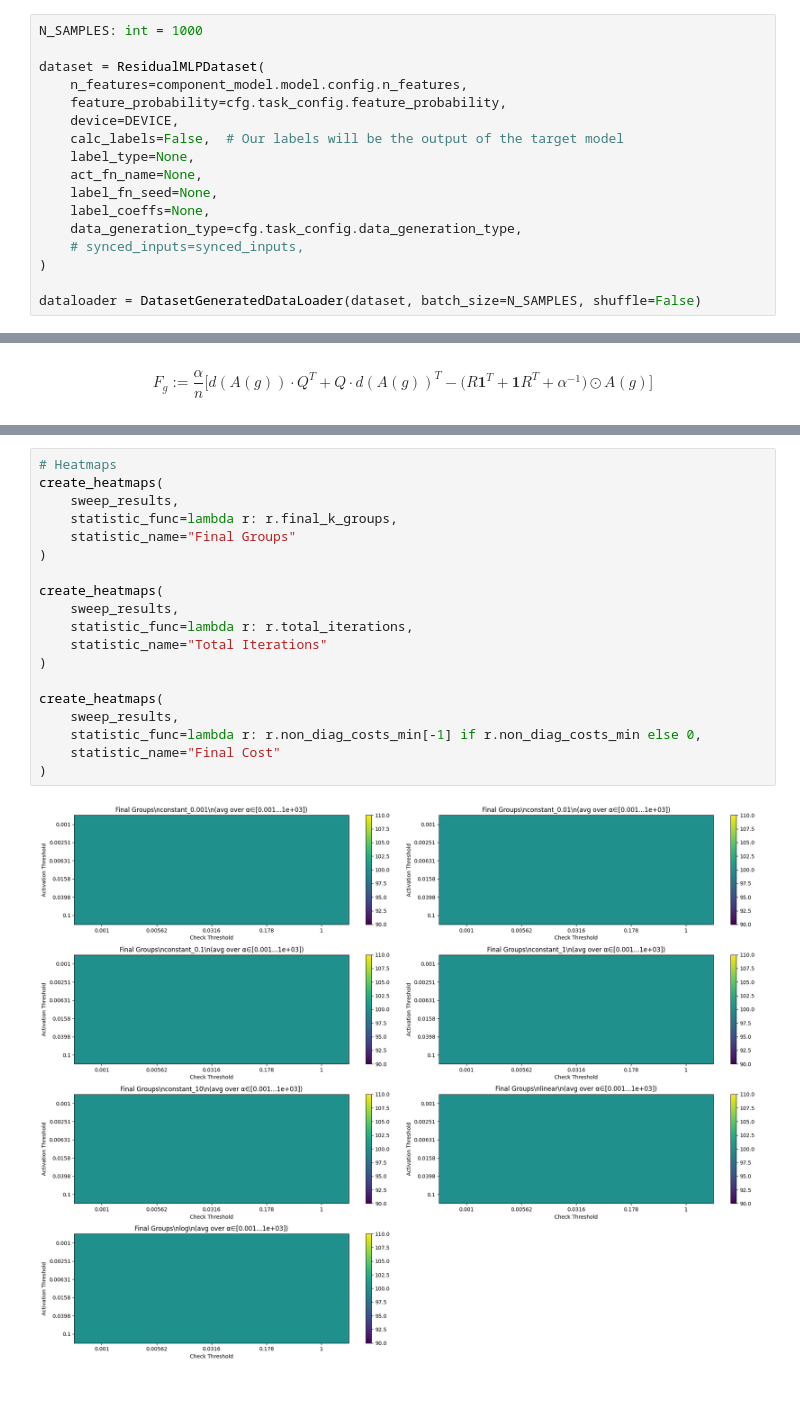
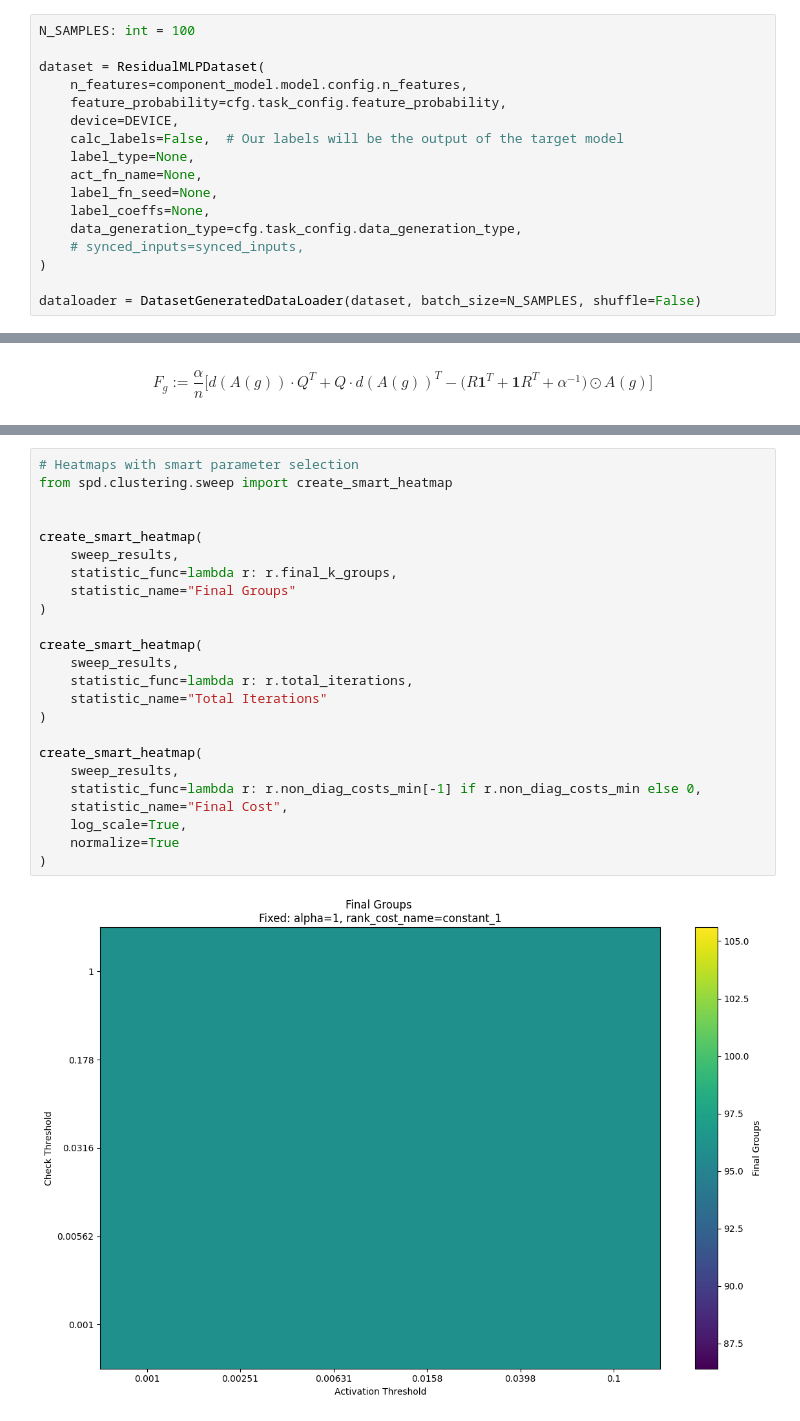
Before and after one commit to moosmiddelkoop/spd, a Jupyter notebook: spd/clustering/dev.ipynb, the cells around one changed output, grey strips where cells are left out. Drawn from its saved outputs; the diff is of its cells as text; blank space fills up the shorter version.

```diff
--- a/spd/clustering/dev.ipynb
+++ b/spd/clustering/dev.ipynb
@@ -31,7 +31,7 @@ Downloaded checkpoint from /home/miv/projects/MATS/spd/wandb/5mk5h1lk/files/resi
 # cfg.task_config
 # grep_repr(, "_features")
 # %%
-N_SAMPLES: int = 1000
+N_SAMPLES: int = 100
 
 dataset = ResidualMLPDataset(
     n_features=component_model.model.config.n_features,
@@ -213,21 +245,26 @@ plot_evolution_histories(
 # %%
-# Heatmaps
-create_heatmaps(
+# Heatmaps with smart parameter selection
+from spd.clustering.sweep import create_smart_heatmap
+
+
+create_smart_heatmap(
     sweep_results,
     statistic_func=lambda r: r.final_k_groups,
     statistic_name="Final Groups"
 )
 
-create_heatmaps(
+create_smart_heatmap(
     sweep_results,
     statistic_func=lambda r: r.total_iterations,
     statistic_name="Total Iterations"
 )
 
-create_heatmaps(
+create_smart_heatmap(
     sweep_results,
     statistic_func=lambda r: r.non_diag_costs_min[-1] if r.non_diag_costs_min else 0,
-    statistic_name="Final Cost"
+    statistic_name="Final Cost",
+    log_scale=True,
+    normalize=True
 )
 # %% [output]
-[figure, old version]
+[figure, new version]
```
Also changed, not shown: parts of 10 cells of this notebook, 5 other files.
